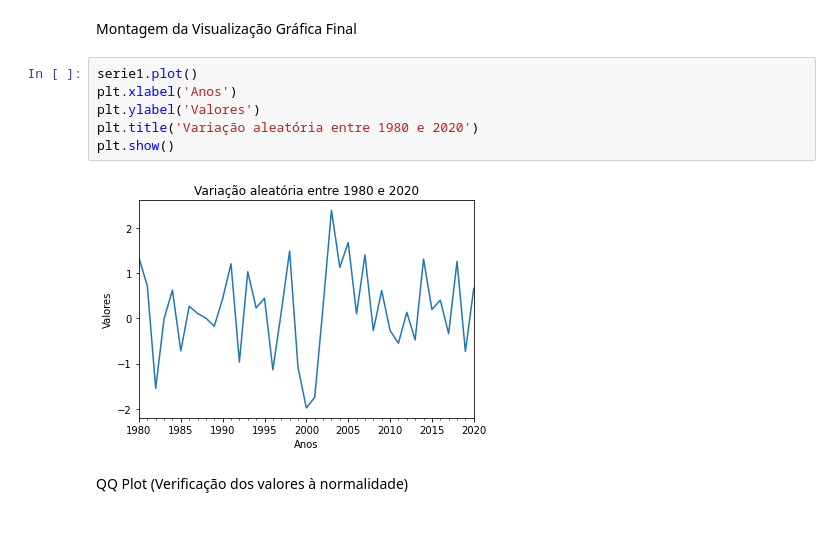
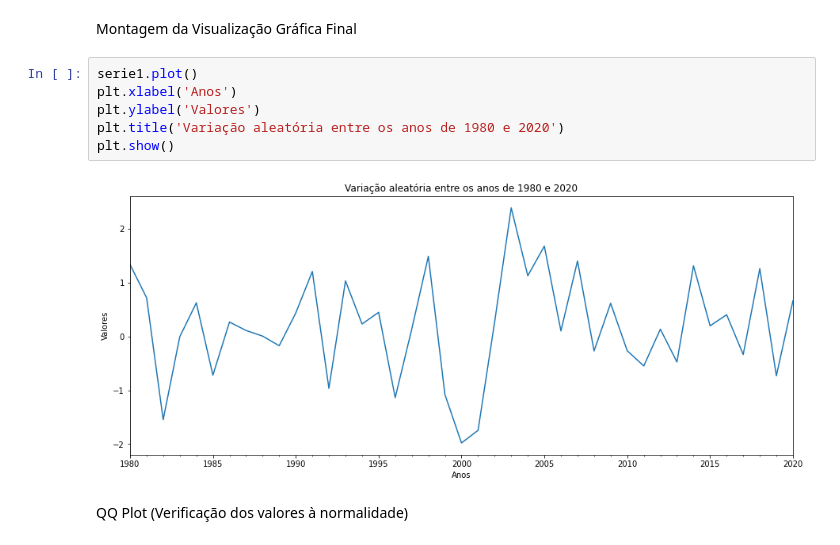
Before and after one commit to Marcus-V-Freitas/Series_Temporais_Aleatorias_Normalizadas, a Jupyter notebook: Séries_Temporais_Aleatórias_Com_Distribuição_Normal.ipynb, the cells around one changed output. Saved outputs shown, nothing was run; the diff lists cells and outputs as text.

```diff
--- a/Séries_Temporais_Aleatórias_Com_Distribuição_Normal.ipynb
+++ b/Séries_Temporais_Aleatórias_Com_Distribuição_Normal.ipynb
@@ -123,11 +124,11 @@ Montagem da Visualização Gráfica Final
 # %%
 serie1.plot()
 plt.xlabel('Anos')
 plt.ylabel('Valores')
-plt.title('Variação aleatória entre 1980 e 2020')
+plt.title('Variação aleatória entre os anos de 1980 e 2020')
 plt.show()
 # %% [output]
-[figure, old version]
+[figure, new version]
 # %% [markdown]
 QQ Plot (Verificação dos valores à normalidade)
 # %%
```
Also changed, not shown: parts of 28 cells of this notebook.
